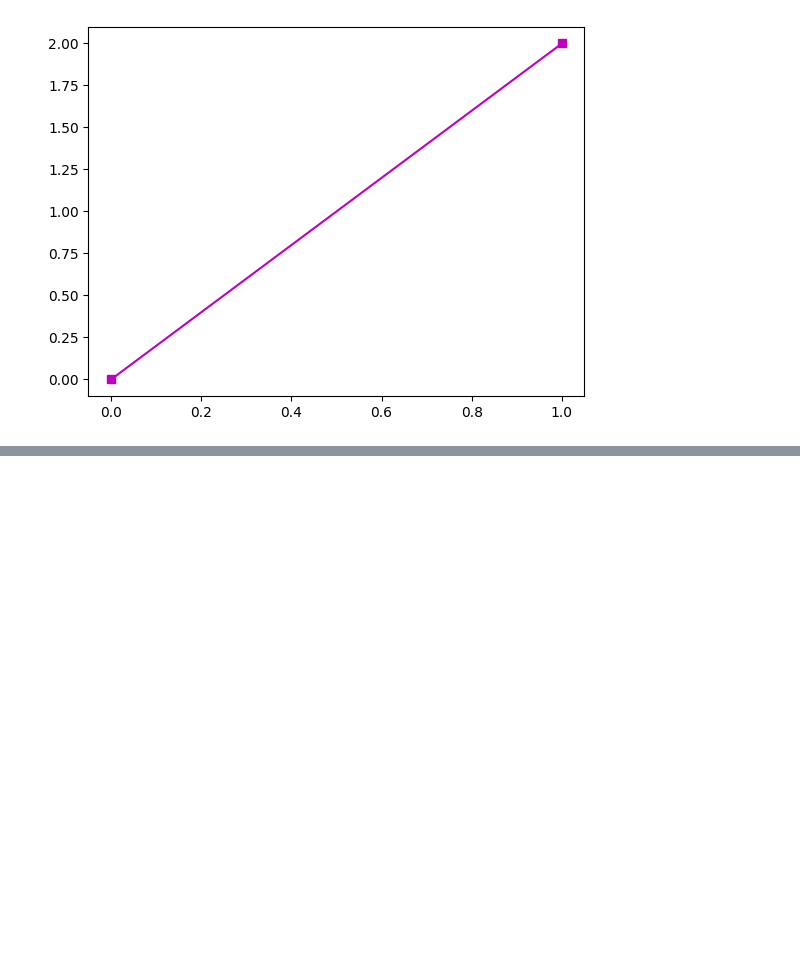
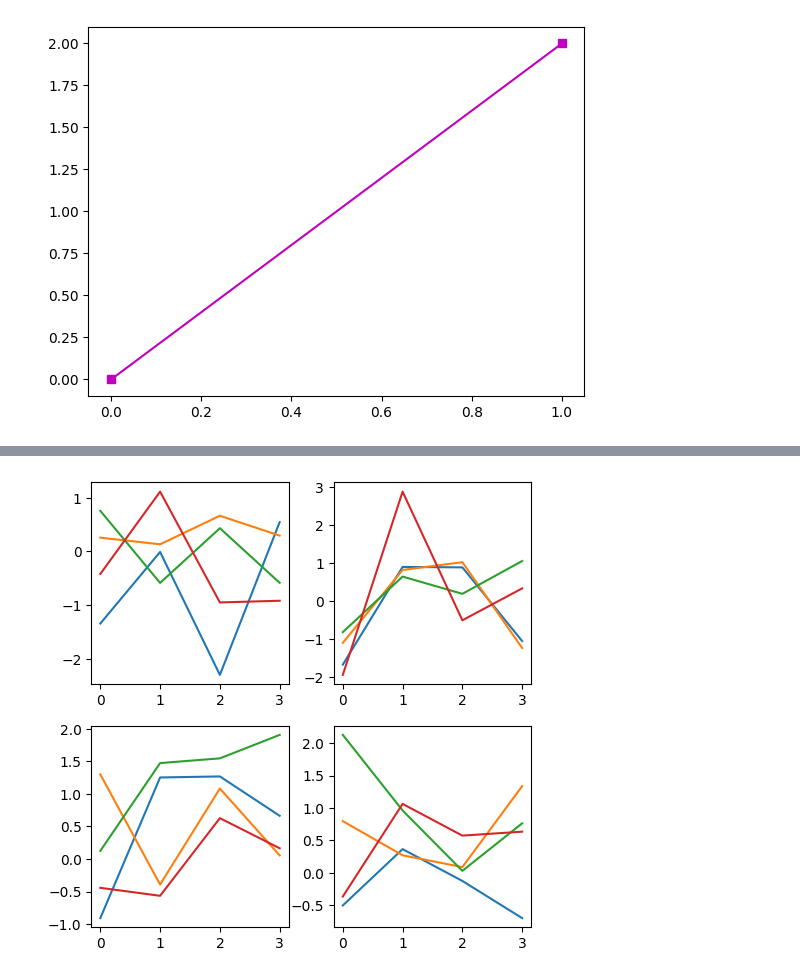
Before and after one commit to bobcowher/llm_course_mike_x_cohen, a Jupyter notebook: DataVisualization/intro.ipynb, the cells around one changed output, grey strips where cells are left out. Drawn from its saved outputs; the diff is of its cells as text; code cells hidden in the pictures; blank space fills up the shorter version.

```diff
--- a/DataVisualization/intro.ipynb
+++ b/DataVisualization/intro.ipynb
@@ -31,0 +40,11 @@ plt.show()
+# %%
+_, axs = plt.subplots(2, 2, figsize=(5,5))
+axs[0,0].plot(np.random.randn(4,4))
+axs[0,1].plot(np.random.randn(4,4))
+axs[1,0].plot(np.random.randn(4,4))
+axs[1,1].plot(np.random.randn(4,4))
+
+plt.tight_layout()
+plt.show()
+# %% [output]
+[figure, added]
```
Also changed, not shown: parts of 3 cells of this notebook, 1 other file.
